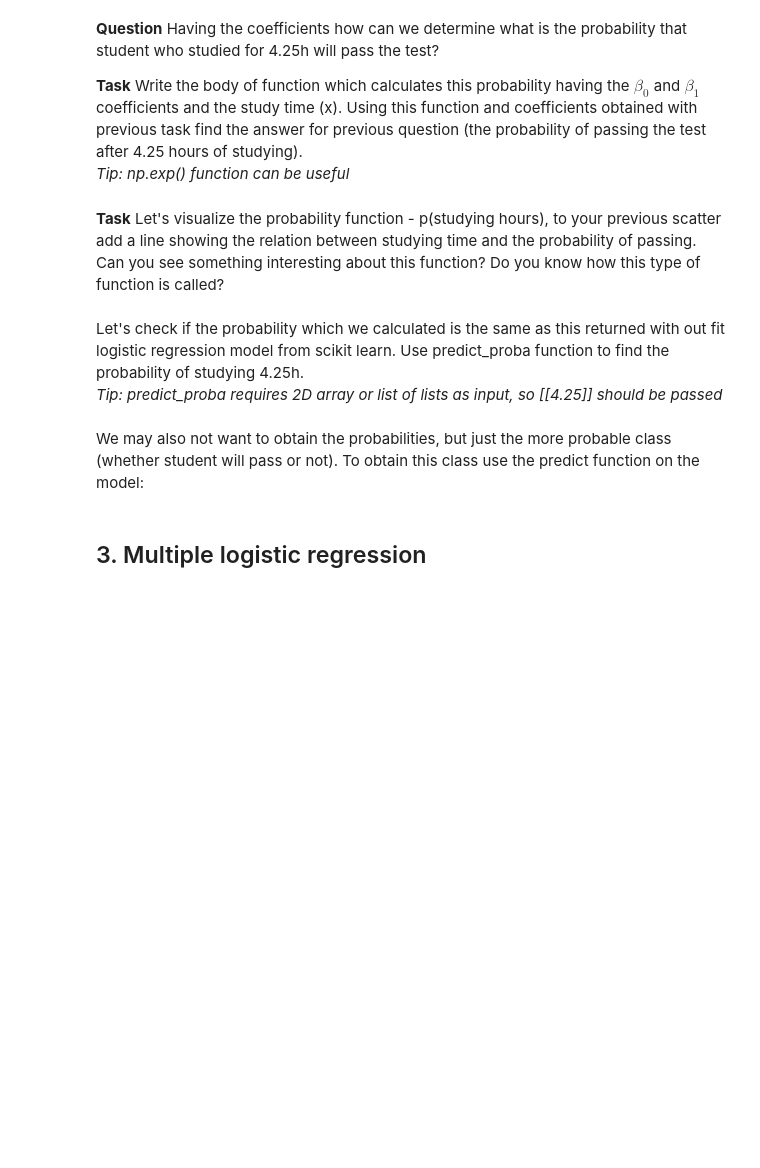
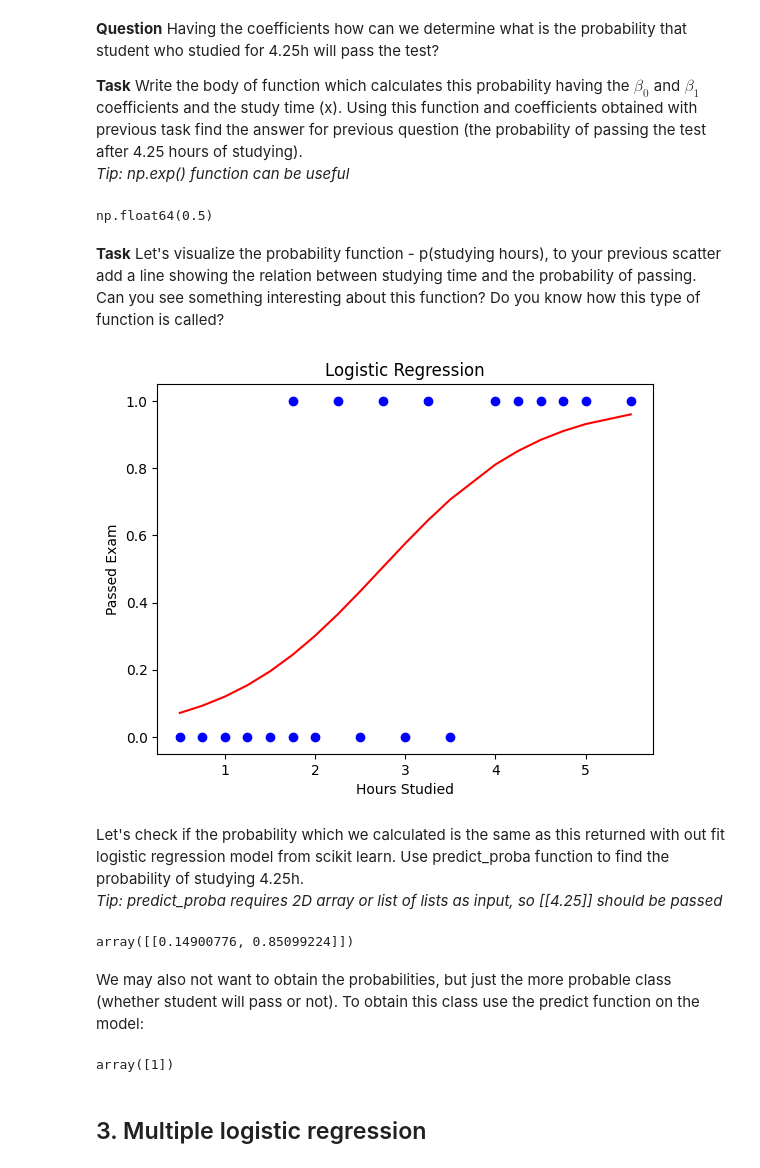
Before and after one commit to Michaszek224/wprowadzeniedosiecineuronowych, a Jupyter notebook: ml6/logistic_regression.ipynb, the cells around one changed output. Saved outputs shown, nothing was run; the diff lists cells and outputs as text; code cells hidden in the pictures; blank space fills up the shorter version.

```diff
--- a/ml6/logistic_regression.ipynb
+++ b/ml6/logistic_regression.ipynb
@@ -72,3 +124,9 @@ $$\frac{p}{1-p} = e^{\beta_0 + \beta_1\cdot x}.$$
 The estimation of $\beta$ coefficient is being done with the maximum likelihood estimation method (https://online.stat.psu.edu/stat415/lesson/1/1.2).
 
 **Task** Use Logistic Regression from scikit learn to obtain the regression coefficients in our problem.
+# %%
+model = LogisticRegression()
+model.fit(hours, passed)
+print("Model coefficients:")
+print(f"Intercept: {model.intercept_}")
+print(f"Coefficient for hours studied: {model.coef_}")
@@ -80,18 +142,45 @@ _Tip: np.exp() function can be useful_
 # %%
 def calculate_probability(beta_0, beta_1, x):
     # TODO
-    return 0
+    odds = np.exp(beta_0 + beta_1 * x)
+    probability = odds / (1 + odds)
+    return probability
 
 
 # TODO fill with regression coefficients from previous task
 calculate_probability(0, 0, 4.25)
+# %% [output]
+np.float64(0.5)
 # %% [markdown]
 **Task** Let's visualize the probability function - p(studying hours), to your previous scatter add a line showing the relation between studying time and the probability of passing. Can you see something interesting about this function? Do you know how this type of function is called?
+# %%
+plt.figure()
+plt.scatter(hours, passed, color="blue", label="Data points")
+plt.plot(
+    hours,
+    calculate_probability(model.intercept_[0], model.coef_[0][0], hours),
+    color="red",
+    label="Logistic Regression Fit",
+)
+plt.xlabel("Hours Studied")
+plt.ylabel("Passed Exam")
+plt.title("Logistic Regression")
+plt.show()
+# %% [output]
+[figure, added]
 # %% [markdown]
 Let's check if the probability which we calculated is the same as this returned with out fit logistic regression model from scikit learn. Use predict_proba function to find the probability of studying 4.25h. <br/>
 _Tip: predict_proba requires 2D array or list of lists as input, so [[4.25]] should be passed_
+# %%
+model.predict_proba([[4.25]])
+# %% [output]
+array([[0.14900776, 0.85099224]])
 # %% [markdown]
 We may also not want to obtain the probabilities, but just the more probable class (whether student will pass or not). To obtain this class use the predict function on the model:
+# %%
+model.predict([[4.25]])
+# %% [output]
+array([1])
 # %% [markdown]
 ## 3. Multiple logistic regression
 # %% [markdown]
```
Also changed, not shown: parts of 12 cells of this notebook, 1 other file.
